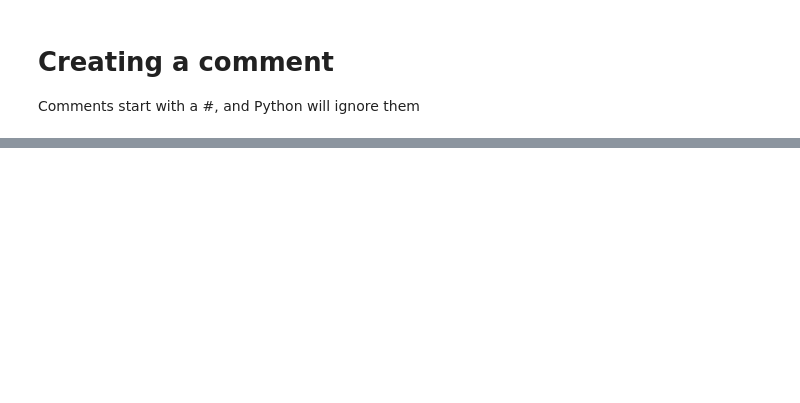
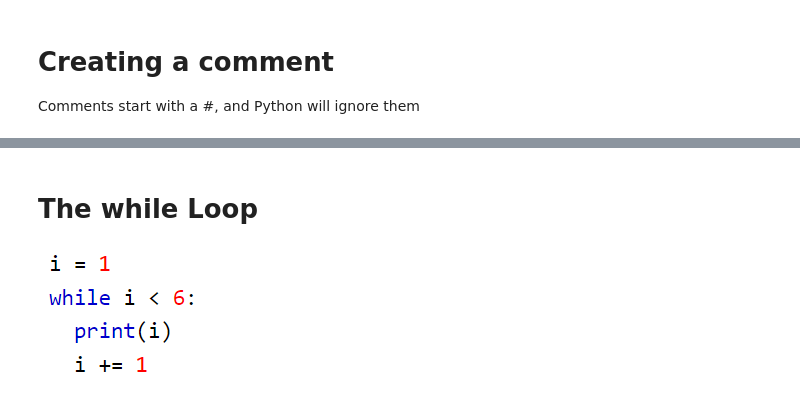
Before and after one commit to anaestg/PCD, a Jupyter notebook: Notas_Python.ipynb, the cells around one changed output, grey strips where cells are left out. Drawn from its saved outputs; the diff is of its cells as text; code cells hidden in the pictures; blank space fills up the shorter version.

Commit message:
Apuntado hasta while

```diff
--- a/Notas_Python.ipynb
+++ b/Notas_Python.ipynb
@@ -27,0 +34,6 @@ display.Image("Imagenes/ExampleComment.png")
+# %% [markdown]
+# The while Loop
+# %%
+display.Image("Imagenes/ExampleWhile.png")
+# %% [output]
+[figure, added]
```
Also changed, not shown: parts of 4 cells of this notebook.
